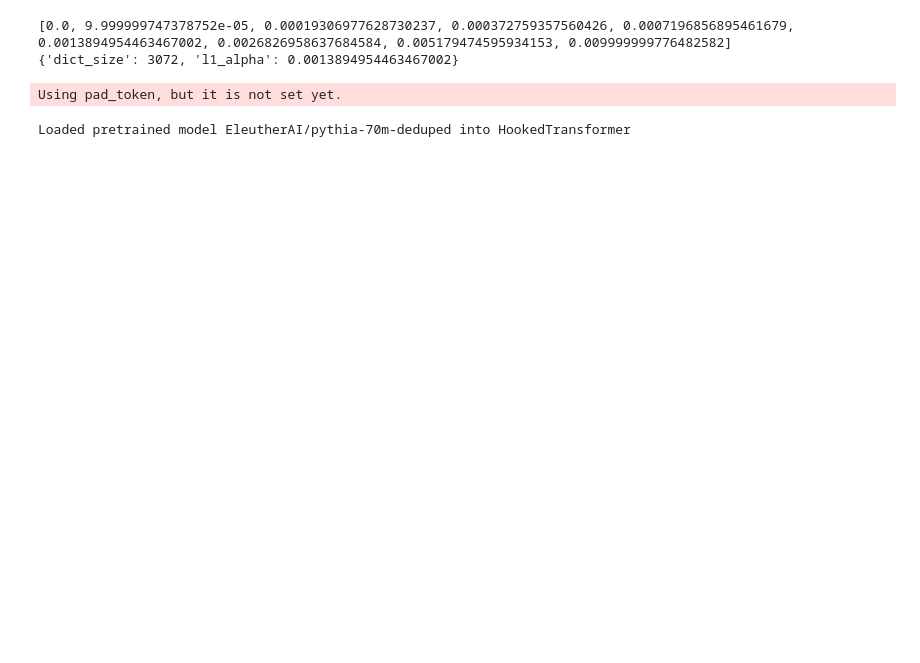
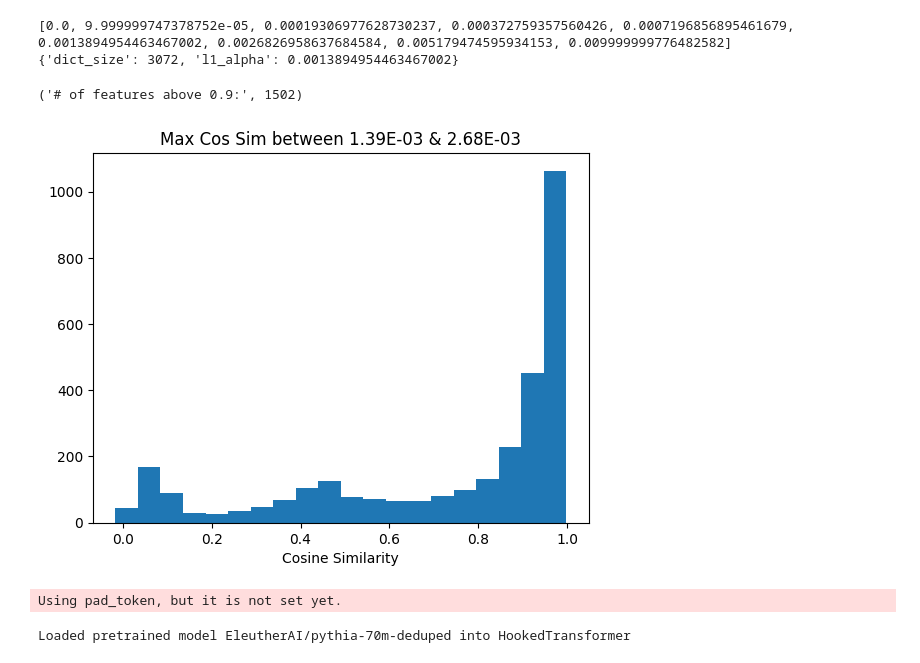
Before and after one commit to migerovitch/sparse_coding, a Jupyter notebook: dictionary_interp.ipynb, the cells around one changed output. Cells and saved outputs as stored; diff of their text form; code cells hidden in the pictures; blank space fills up the shorter version.

```diff
--- a/dictionary_interp.ipynb
+++ b/dictionary_interp.ipynb
@@ -1,17 +1,57 @@
 # %%
+from huggingface_hub import hf_hub_download
 import torch
-from huggingface_hub import hf_hub_download
-
-model_id = "Elriggs/pythia-70m-deduped-layer-2"
-ae_download_location = hf_hub_download(repo_id=model_id, filename="learned_dicts.pt")
+layer = 2
+model_id = "Elriggs/pythia-70m-deduped"
+# model_id = "Elriggs/pythia-410m-deduped"
+ae_download_location = hf_hub_download(repo_id=model_id, filename=f"tied_residual_l{layer}_r6/_63/learned_dicts.pt")
 all_autoencoders = torch.load(ae_download_location)
 num_l1s = len(all_autoencoders)
 all_l1s = [hyperparams["l1_alpha"] for autoencoder, hyperparams in all_autoencoders]
 print(all_l1s)
-autoencoder, hyperparams = all_autoencoders[5]
+auto_num = 5
+autoencoder, hyperparams = all_autoencoders[auto_num]
+# You want a hyperparam around 1e-3. Higher is less features/datapoint (at the cost of reconstruction error); lower is more features/datapoint (at the cost of polysemanticity)
+device = torch.device("cuda" if torch.cuda.is_available() else "cpu")
+autoencoder.to_device(device)
 print(hyperparams)
 # %% [output]
 [0.0, 9.999999747378752e-05, 0.00019306977628730237, 0.000372759357560426, 0.0007196856895461679, 0.0013894954463467002, 0.0026826958637684584, 0.005179474595934153, 0.009999999776482582]
 {'dict_size': 3072, 'l1_alpha': 0.0013894954463467002}
+# %%
+from scipy.optimize import linear_sum_assignment
+import matplotlib.pyplot as plt
+import numpy as np
+autoencoder_larger, larger_hyperparams = all_autoencoders[auto_num+1]
+
+#Dictionary Comparison
+autoencoder_features = hyperparams["dict_size"]
+autoencoder_larger_features = larger_hyperparams["dict_size"]
+autoencoder_larger.to_device(device)
+
+# Hungary algorithm
+# Calculate all cosine similarities and store in a 2D array
+cos_sims = np.zeros((autoencoder_features, autoencoder_larger_features))
+for idx, vector in enumerate(autoencoder.get_learned_dict()):
+    cos_sims[idx] = torch.nn.functional.cosine_similarity(vector.to(device), autoencoder_larger.get_learned_dict(), dim=1).cpu().numpy()
+# Convert to a minimization problem
+cos_sims = 1 - cos_sims
+# Use the Hungarian algorithm to solve the assignment problem
+row_ind, col_ind = linear_sum_assignment(cos_sims)
+# Retrieve the max cosine similarities and corresponding indices
+max_cosine_similarities = 1 - cos_sims[row_ind, col_ind]
+
+# Get the indices of the max cosine similarities in descending order
+max_indices = np.argsort(max_cosine_similarities)[::-1]
+max_cosine_similarities[max_indices][:20]
+print(("# of features above 0.9:", (max_cosine_similarities > .9).sum()))
+# Plot histogram of max_cosine_similarities
+plt.hist(max_cosine_similarities, bins=20)
+plt.xlabel("Cosine Similarity")
+plt.title(f"Max Cos Sim between {hyperparams['l1_alpha']:.2E} & {larger_hyperparams['l1_alpha']:.2E}")
+plt.show()
+# %% [output]
+('# of features above 0.9:', 1502)
+[figure, added]
 # %%
 from transformer_lens import HookedTransformer
```
Also changed, not shown: parts of 4 cells of this notebook.
